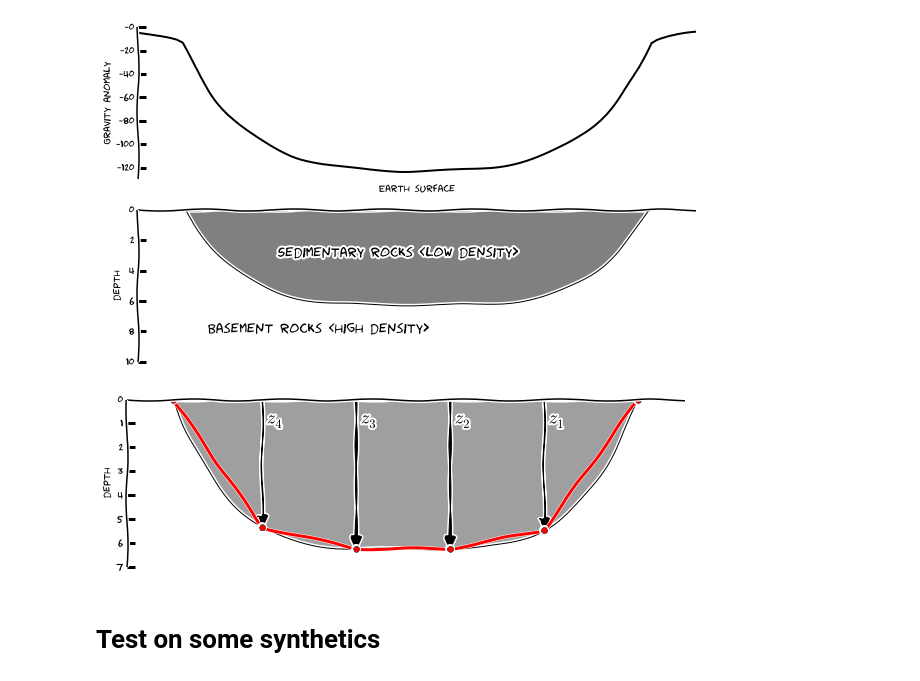
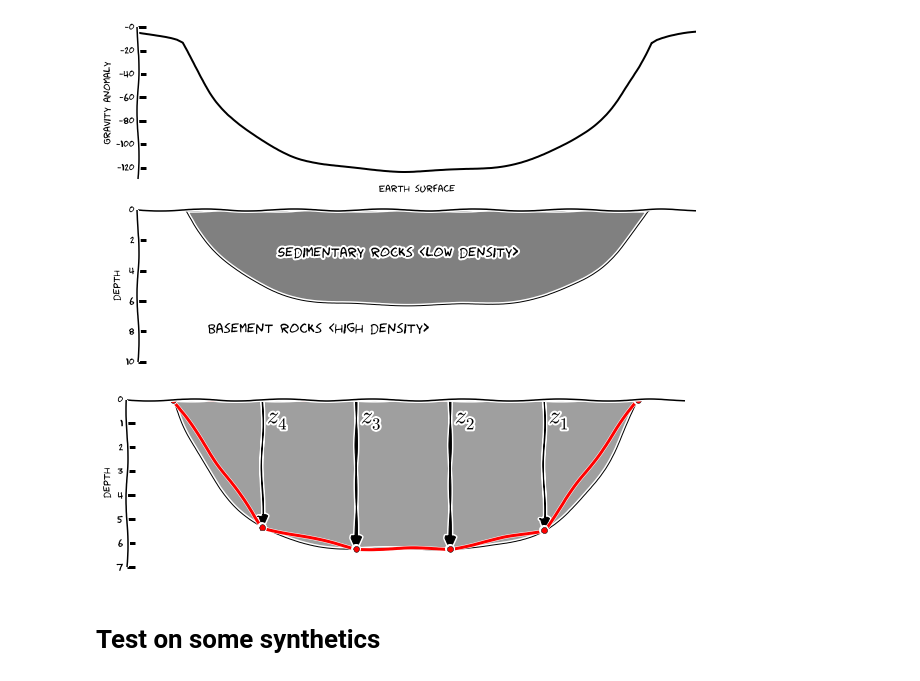
Before and after one commit to leouieda/scipy2014, a Jupyter notebook: gravity_inversion.ipynb, the cells around one changed output. Saved outputs shown, nothing was run; the diff lists cells and outputs as text; code cells hidden in the pictures.

```diff
--- a/gravity_inversion.ipynb
+++ b/gravity_inversion.ipynb
@@ -101,26 +102,26 @@ with mpl.xkcd():
 # %%
 with mpl.xkcd():
     params_sketch = np.concatenate([verts_sketch[::20], [verts_sketch[-1]]])
     mpl.figure(figsize=(10, 3))
     mpl.polygon(sketch, fill='grey', alpha=0.5)
     mpl.polygon(Polygon(params_sketch), 'o-r', linewidth=3)
     for i, v in enumerate(params_sketch[1:-1]):
         xc, zc = v
         mpl.arrow(xc, 0, 0, zc, color='k', width=100, head_length=500, head_width=2000, length_includes_head=True)
-        mpl.text(xc + 1000, 1000, r'$z_{}$'.format(i + 1), fontsize=18)
+        mpl.text(xc + 1000, 1000, r'$z_{}$'.format(i + 1), fontsize=24)
     #mpl.text(5000, 8000, r'Basement rocks <high density>')
     mpl.ylim(0, 7000)
     mpl.xlim(x_sketch.min(), x_sketch.max())
     mpl.m2km()
     ax = mpl.gca()
     ax.invert_yaxis()
     ax.spines['bottom'].set_visible(False)
     ax.spines['right'].set_visible(False)
     ax.yaxis.set_ticks_position('left')
     ax.set_xticks([])
     mpl.ylabel('depth')
 # %% [output]
-[figure, old version]
+[figure, new version]
 # %% [markdown]
 # Test on some synthetics
 # %%
```
Also changed, not shown: parts of 11 cells of this notebook.
